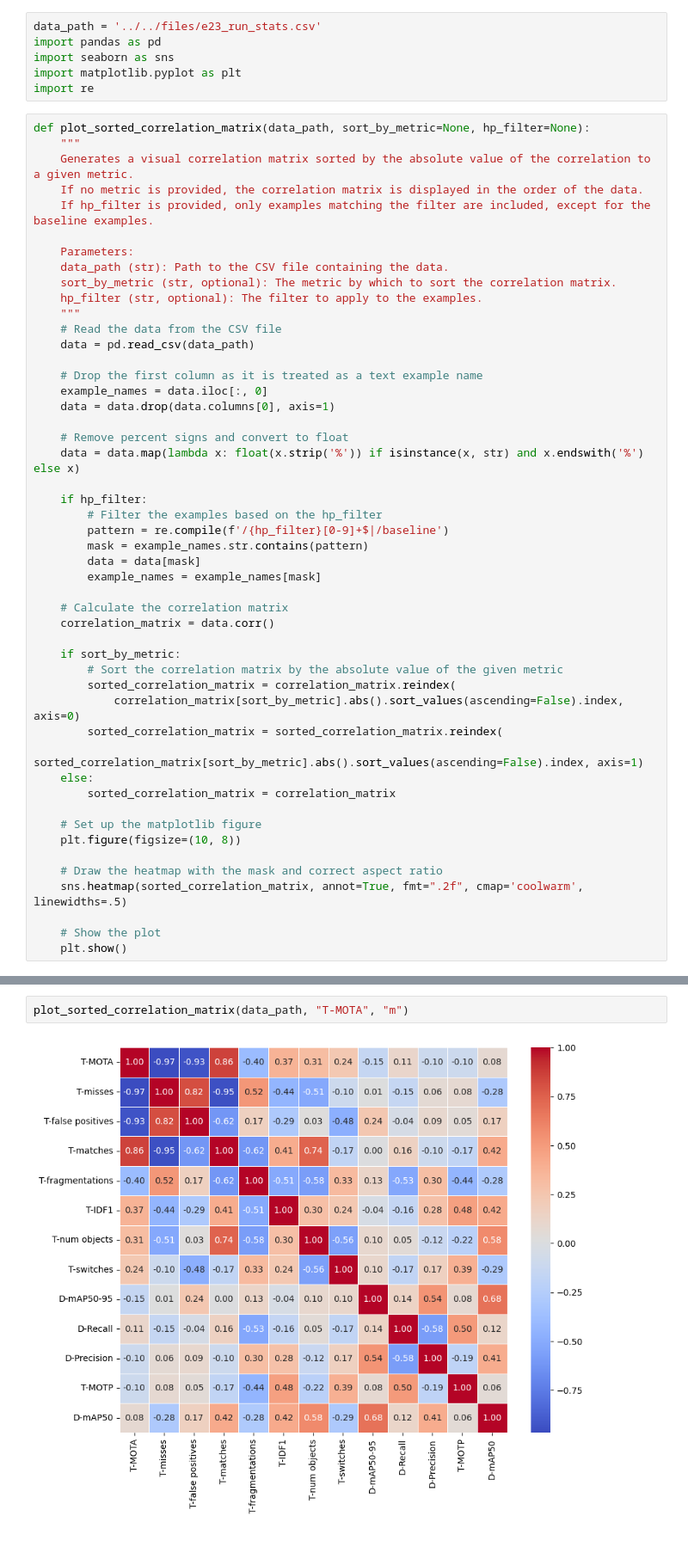
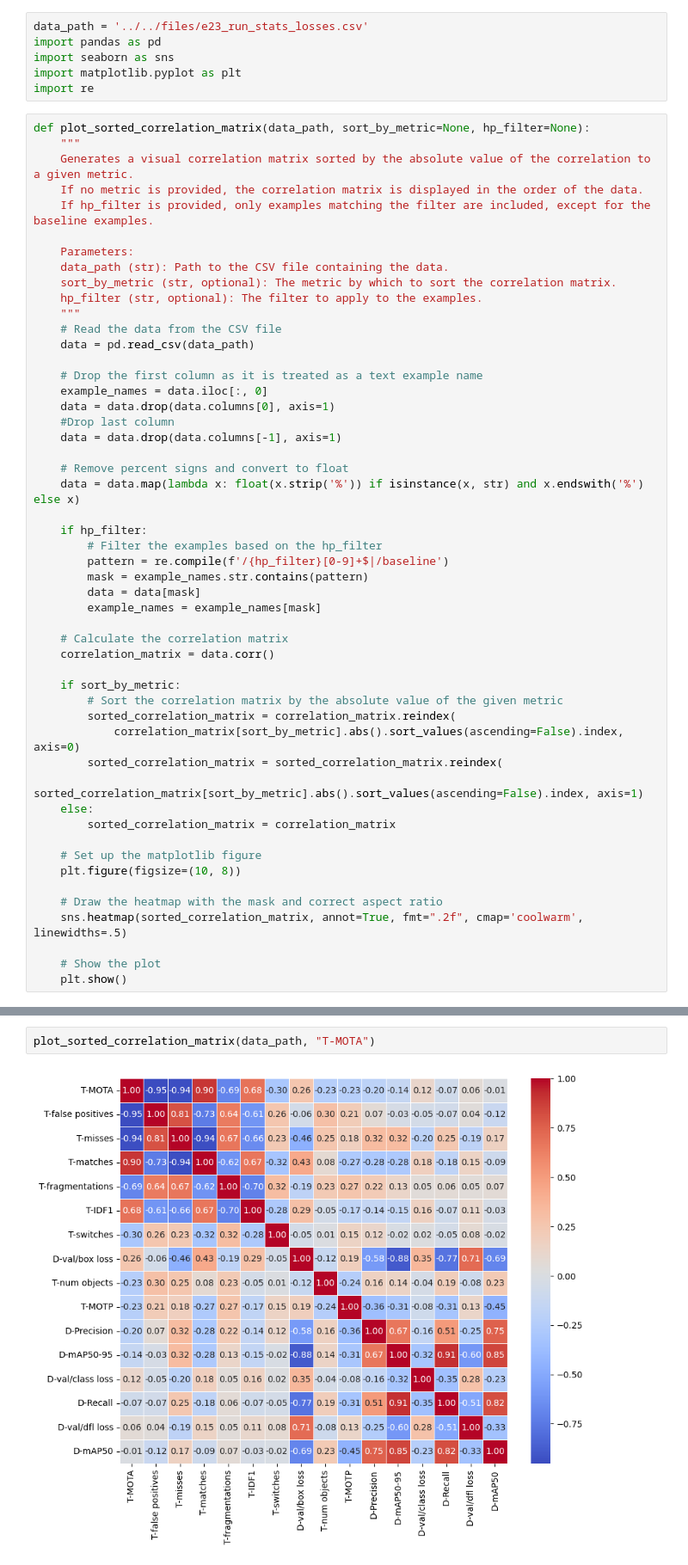
Before and after one commit to psfrench76/dolphin_tracker, a Jupyter notebook: src/DetectorTrackerCorrelation.ipynb, the cells around one changed output, grey strips where cells are left out. Shown at 86% size. Saved outputs shown, nothing was run; the diff lists cells and outputs as text.

Commit message:
just checking more correlations

```diff
--- a/src/DetectorTrackerCorrelation.ipynb
+++ b/src/DetectorTrackerCorrelation.ipynb
@@ -1,5 +1,5 @@
 # %%
-data_path = '../../files/e23_run_stats.csv'
+data_path = '../../files/e23_run_stats_losses.csv'
 import pandas as pd
 import seaborn as sns
 import matplotlib.pyplot as plt
@@ -22,6 +22,8 @@ def plot_sorted_correlation_matrix(data_path, sort_by_metric=None, hp_filter=Non
     # Drop the first column as it is treated as a text example name
     example_names = data.iloc[:, 0]
     data = data.drop(data.columns[0], axis=1)
+    #Drop last column
+    data = data.drop(data.columns[-1], axis=1)
 
     # Remove percent signs and convert to float
     data = data.map(lambda x: float(x.strip('%')) if isinstance(x, str) and x.endswith('%') else x)
@@ -97,8 +99,8 @@ def plot_scatter(data_path, x_metric, y_metric, hp_filter=None):
     # Show the plot
     plt.show()
 # %%
-plot_sorted_correlation_matrix(data_path, "T-MOTA", "m")
+plot_sorted_correlation_matrix(data_path, "T-MOTA")
 # %% [output]
-[figure, old version]
+[figure, new version]
 # %%
 # Example usage
```
Also changed, not shown: parts of 1 cell of this notebook.
